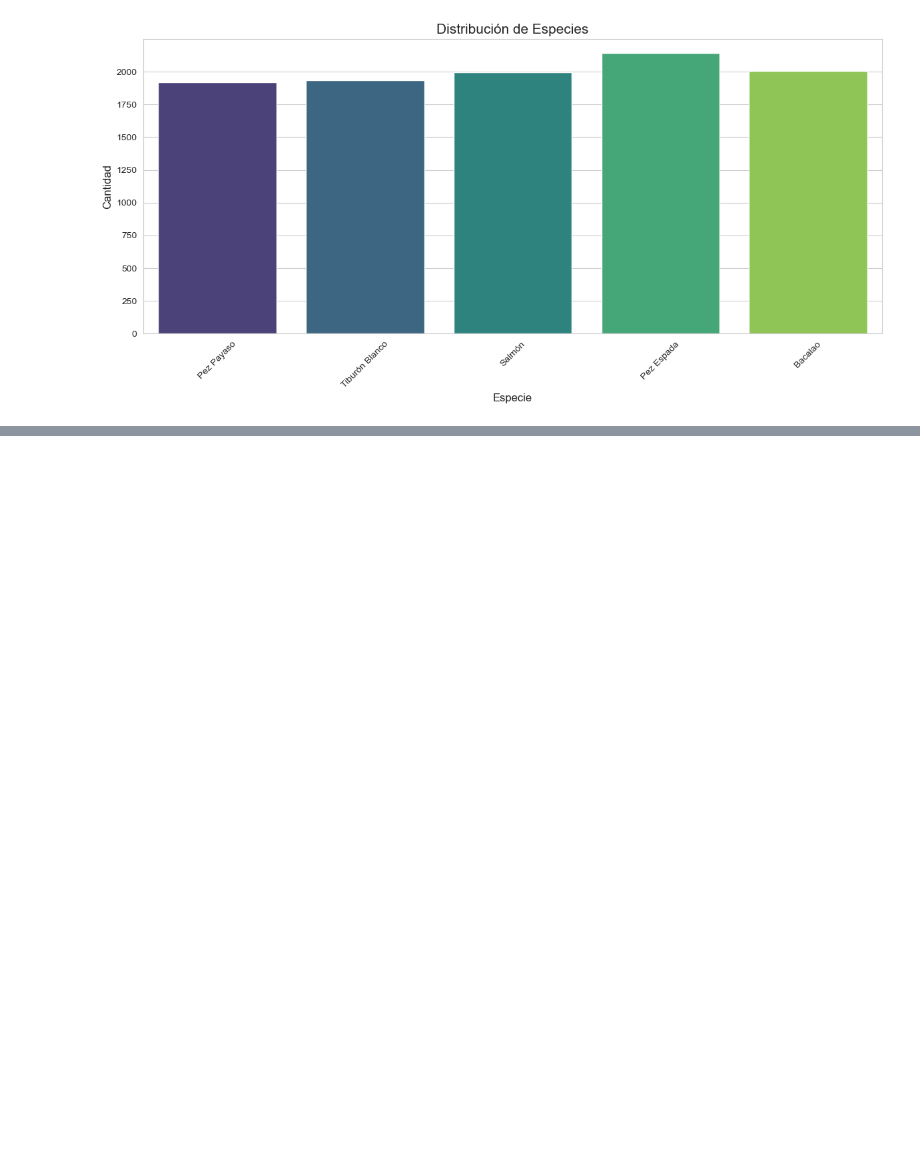
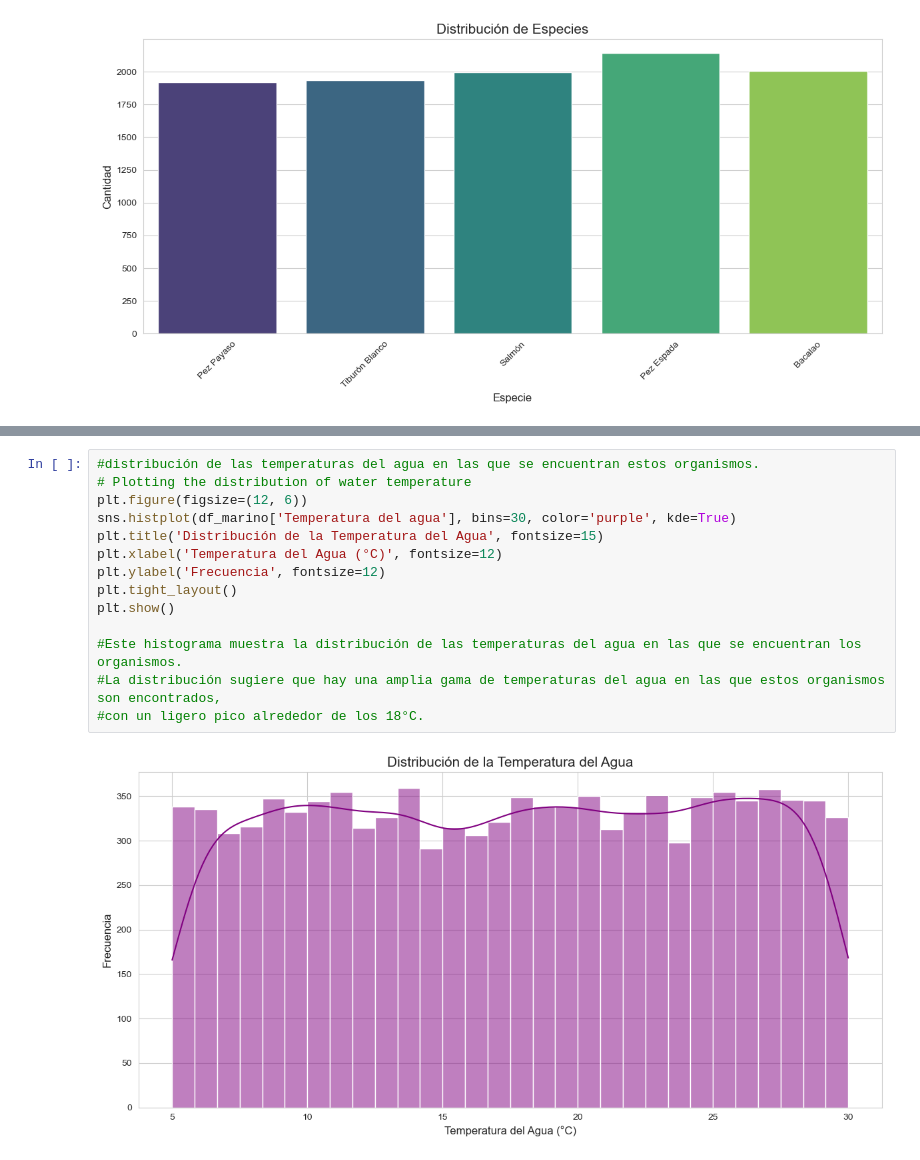
Before and after one commit to Jscarrascoa/AnalisisMarino, a Jupyter notebook: AnalisisMarino.ipynb, the cells around one changed output, grey strips where cells are left out. Drawn from its saved outputs; the diff is of its cells as text; blank space fills up the shorter version.

```diff
--- a/AnalisisMarino.ipynb
+++ b/AnalisisMarino.ipynb
@@ -123,0 +165,16 @@ plt.show()
+# %%
+#distribución de las temperaturas del agua en las que se encuentran estos organismos.
+# Plotting the distribution of water temperature
+plt.figure(figsize=(12, 6))
+sns.histplot(df_marino['Temperatura del agua'], bins=30, color='purple', kde=True)
+plt.title('Distribución de la Temperatura del Agua', fontsize=15)
+plt.xlabel('Temperatura del Agua (°C)', fontsize=12)
+plt.ylabel('Frecuencia', fontsize=12)
+plt.tight_layout()
+plt.show()
+
+#Este histograma muestra la distribución de las temperaturas del agua en las que se encuentran los organismos.
+#La distribución sugiere que hay una amplia gama de temperaturas del agua en las que estos organismos son encontrados,
+#con un ligero pico alrededor de los 18°C.
+# %% [output]
+[figure, added]
```
Also changed, not shown: parts of 3 cells of this notebook.
